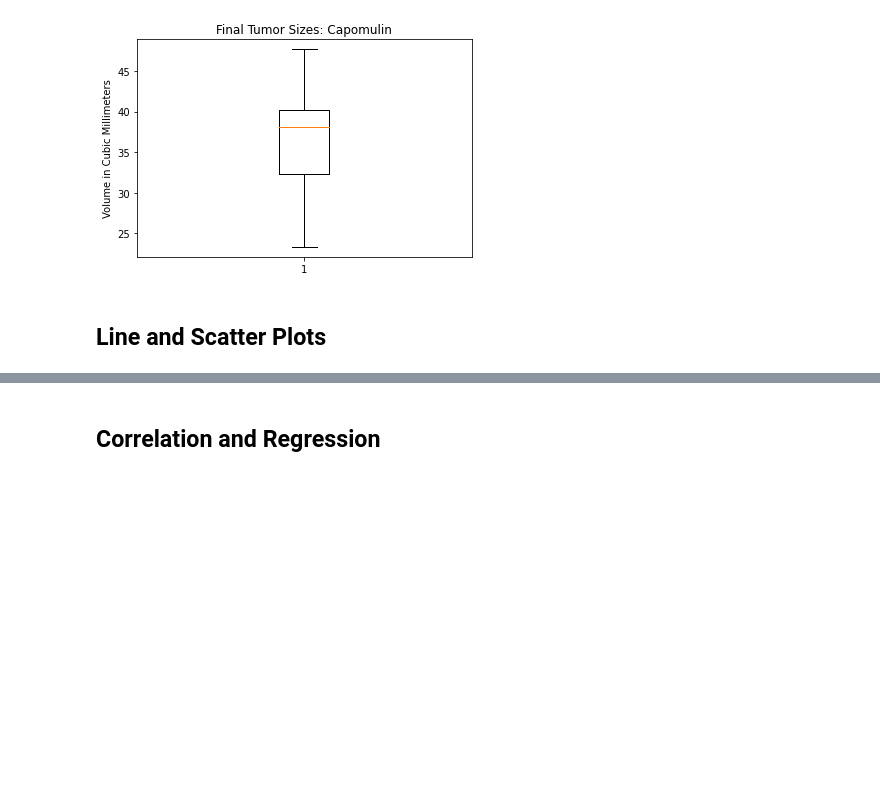
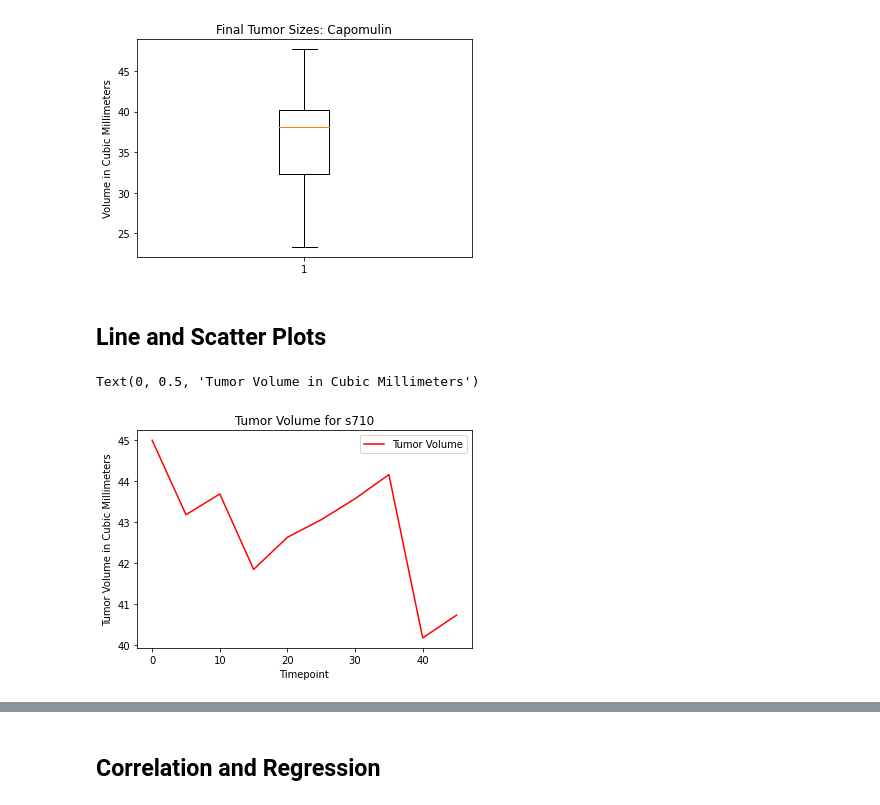
Before and after one commit to j0serobles/UCF_Data_Bootcamp_Homework_5, a Jupyter notebook: Instructions/Pymaceuticals/pymaceuticals_starter.ipynb, the cells around one changed output, grey strips where cells are left out. Drawn from its saved outputs; the diff is of its cells as text; code cells hidden in the pictures; blank space fills up the shorter version.

```diff
--- a/Instructions/Pymaceuticals/pymaceuticals_starter.ipynb
+++ b/Instructions/Pymaceuticals/pymaceuticals_starter.ipynb
@@ -322,0 +319,17 @@ Values above 51.83 could be outliers.
+# %%
+# Generate a line plot of tumor volume vs. time point for a mouse treated with Capomulin
+mice_data = merged_data[merged_data["Drug Regimen"] == "Capomulin"]["Mouse ID"]
+mouse = mice_data.sample(1)  # Pick one random mouse treated with the regimen
+mouse_id = mouse.values[0]
+x_axis = merged_data[merged_data["Mouse ID"] == mouse_id]["Timepoint"]
+y_axis = merged_data[merged_data["Mouse ID"] == mouse_id]["Tumor Volume (mm3)"]
+#merged_data["Tumor Volume (mm3)"]
+#merged_data["Timepoint"]
+line_chart_handle, = plt.plot(x_axis,y_axis, color='red', label="Tumor Volume")
+plt.legend(loc="best")
+plt.title("Tumor Volume for "+ mouse_id)
+plt.xlabel("Timepoint")
+plt.ylabel("Tumor Volume in Cubic Millimeters")
+# %% [output]
+Text(0, 0.5, 'Tumor Volume in Cubic Millimeters')
+[figure, added]
```
Also changed, not shown: parts of 4 cells of this notebook.
